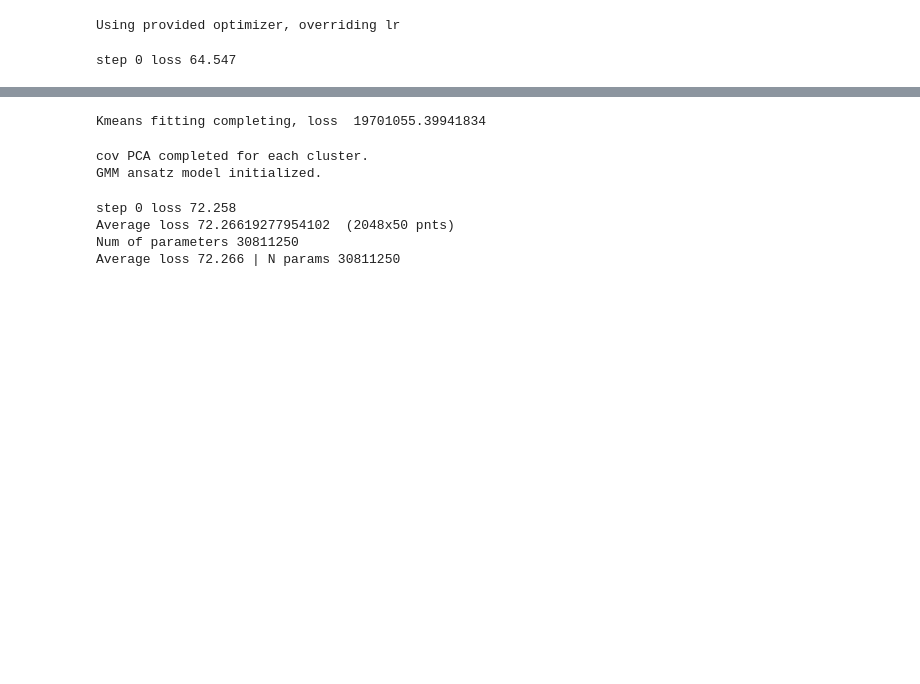
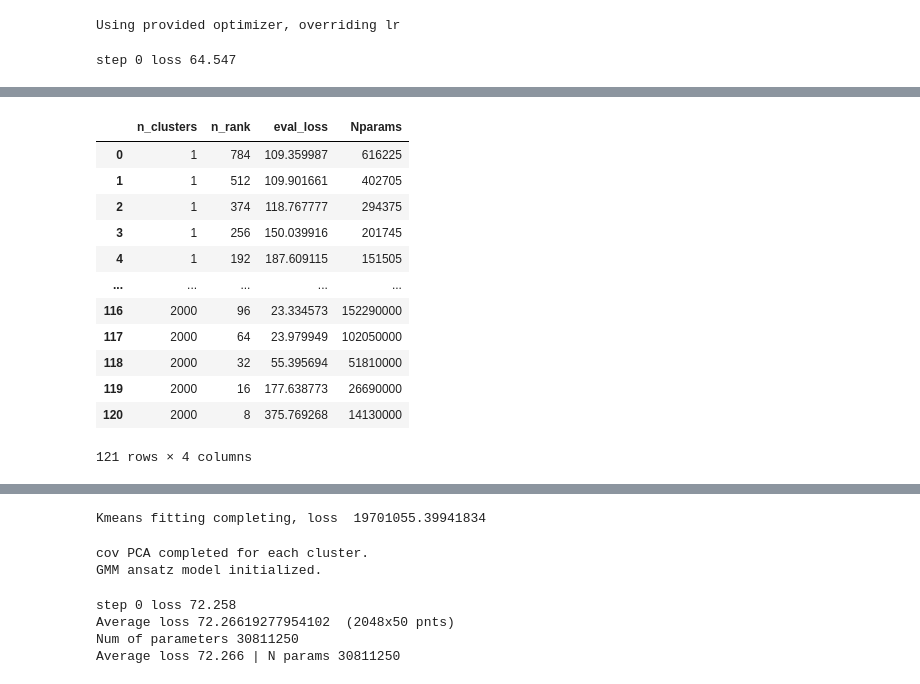
Before and after one commit to Animadversio/DiffusionMemorization, a Jupyter notebook: score_ansatz_NN_image_exp.ipynb, the cells around one changed output, grey strips where cells are left out. Drawn from its saved outputs; the diff is of its cells as text; code cells hidden in the pictures; blank space fills up the shorter version.

```diff
--- a/score_ansatz_NN_image_exp.ipynb
+++ b/score_ansatz_NN_image_exp.ipynb
@@ -1047,0 +1168,16 @@ def kmeans_initialized_gmm(Xtrain, n_clusters,
+# %%
+df
+# %% [output]
+|  | n_clusters | n_rank | eval_loss | Nparams |
+| 0 | 1 | 784 | 109.359987 | 616225 |
+| 1 | 1 | 512 | 109.901661 | 402705 |
+| 2 | 1 | 374 | 118.767777 | 294375 |
+| 3 | 1 | 256 | 150.039916 | 201745 |
+| 4 | 1 | 192 | 187.609115 | 151505 |
+| ... | ... | ... | ... | ... |
+| 116 | 2000 | 96 | 23.334573 | 152290000 |
+| 117 | 2000 | 64 | 23.979949 | 102050000 |
+| 118 | 2000 | 32 | 55.395694 | 51810000 |
+| 119 | 2000 | 16 | 177.638773 | 26690000 |
+| 120 | 2000 | 8 | 375.769268 | 14130000 |
+121 rows × 4 columns
```
Also changed, not shown: parts of 13 cells of this notebook, 1 other file.
